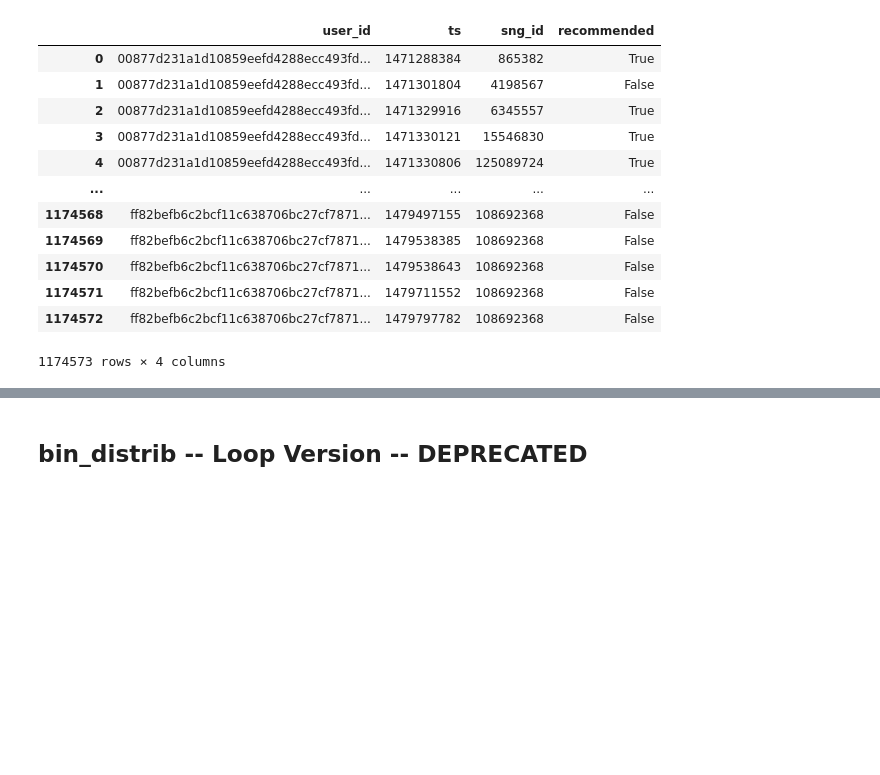
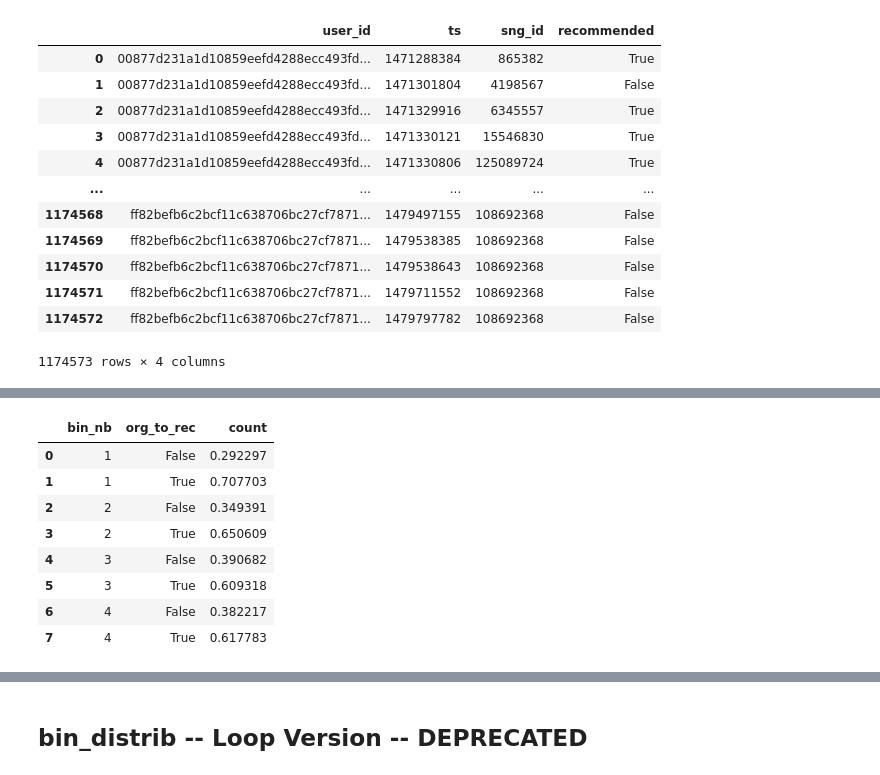
Before and after one commit to QuVil/cmb-recommendation, a Jupyter notebook: src/analysis/mainstream_tests.ipynb, the cells around one changed output, grey strips where cells are left out. Drawn from its saved outputs; the diff is of its cells as text; code cells hidden in the pictures; blank space fills up the shorter version.

```diff
--- a/src/analysis/mainstream_tests.ipynb
+++ b/src/analysis/mainstream_tests.ipynb
@@ -368,7 +361,7 @@ for i, row in data_no_singletons.iterrows():
                 reco_orga_table = pd.concat([reco_orga_table, pd.DataFrame([[current_user, row["sng_id"], row["recommended"]]], columns=["user_id", "sng_id", "org_to_rec"])],
                                            ignore_index=True)
 
-    if i % 10000 == 0:
+    if i % 50000 == 0:
         print(i)
 
 reco_orga_table
@@ -407,0 +437,18 @@ reco_orga_table.to_csv("reco_orga_table.csv", index=False)
+# %%
+# Normalization
+means = reco_orga_count.groupby(["bin_nb"]).sum().reset_index()
+
+reco_orga_count["count"] = reco_orga_count["count"].astype(float)
+for i, row in reco_orga_count.iterrows():
+    reco_orga_count.at[i, "count"] /= means[means["bin_nb"] == row["bin_nb"]]["count"]
+reco_orga_count
+# %% [output]
+|  | bin_nb | org_to_rec | count |
+| 0 | 1 | False | 0.292297 |
+| 1 | 1 | True | 0.707703 |
+| 2 | 2 | False | 0.349391 |
+| 3 | 2 | True | 0.650609 |
+| 4 | 3 | False | 0.390682 |
+| 5 | 3 | True | 0.609318 |
+| 6 | 4 | False | 0.382217 |
+| 7 | 4 | True | 0.617783 |
```
Also changed, not shown: parts of 6 cells of this notebook, 2 other files.
